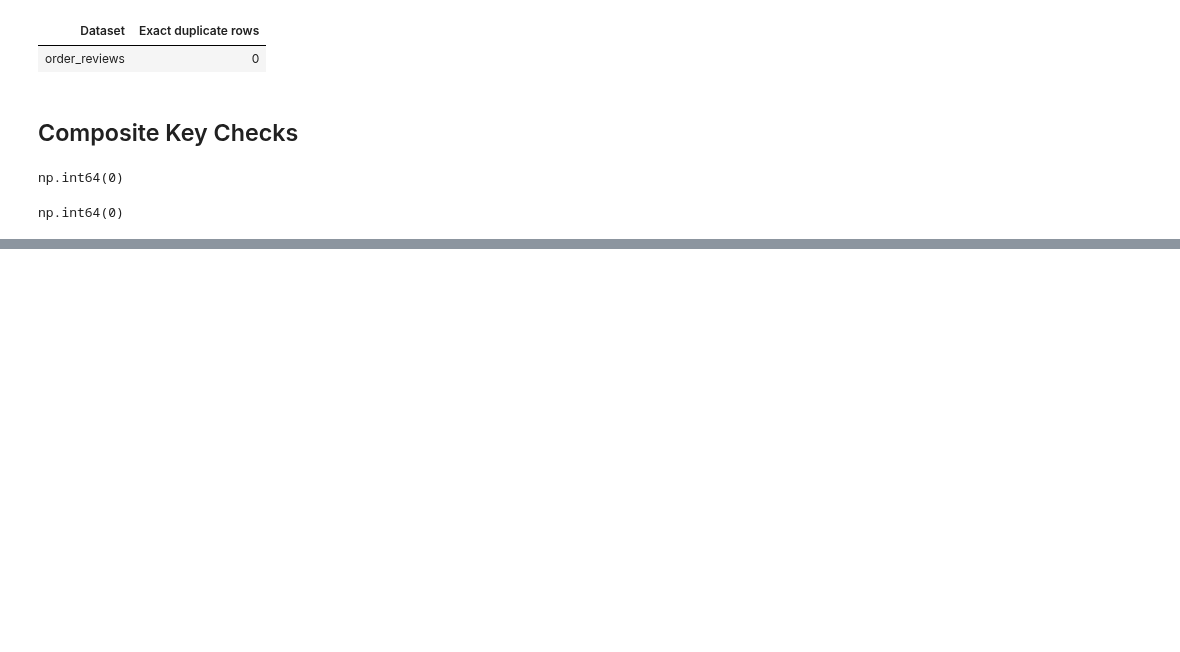
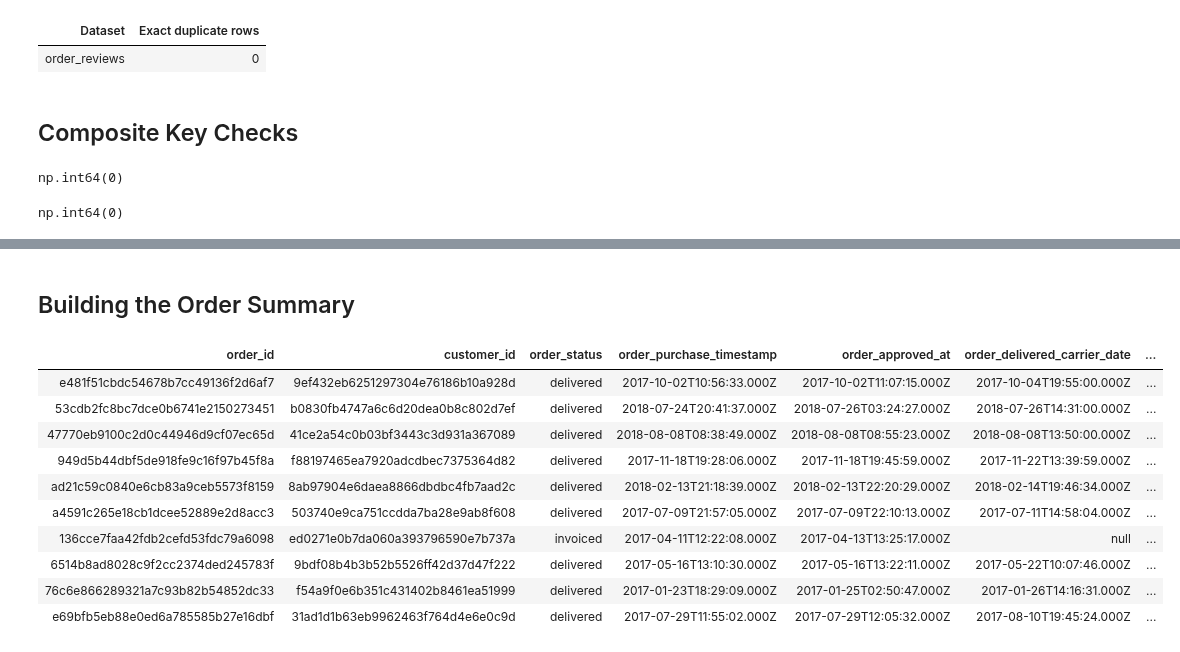
Before and after one commit to utsahpradhan/olist-marketplace-analytics, a Jupyter notebook: Olist_Analysis.ipynb, the cells around one changed output, grey strips where cells are left out. Saved outputs shown, nothing was run; the diff lists cells and outputs as text; code cells hidden in the pictures; blank space fills up the shorter version.

Commit message:
Add order analysis and validated item, payment, and review summaries

```diff
--- a/Olist_Analysis.ipynb
+++ b/Olist_Analysis.ipynb
@@ -850,0 +997,44 @@ np.int64(0)
+# %% [markdown]
+## Building the Order Summary
+# %%
+%sql
+CREATE OR REPLACE TEMP VIEW orders_with_items AS
+WITH order_items_summary AS (
+  SELECT
+    order_id,
+    ROUND(SUM(price), 2) AS Product_value,
+    ROUND(SUM(freight_value), 2) AS Freight_value,
+    COUNT(*) AS Item_count
+  FROM
+    order_items
+  GROUP BY
+    order_id
+)
+SELECT
+  o.*,
+  oi.Product_value,
+  oi.Freight_value,
+  oi.Item_count
+FROM
+  orders o
+    LEFT JOIN order_items_summary oi
+      ON o.order_id = oi.order_id;
+
+--Preview the orders and item summary.
+SELECT
+  *
+FROM
+  orders_with_items
+LIMIT 10;
+# %% [output]
+| order_id | customer_id | order_status | order_purchase_timestamp | order_approved_at | order_delivered_carrier_date | ... |
+| e481f51cbdc54678b7cc49136f2d6af7 | 9ef432eb6251297304e76186b10a928d | delivered | 2017-10-02T10:56:33.000Z | 2017-10-02T11:07:15.000Z | 2017-10-04T19:55:00.000Z | ... |
+| 53cdb2fc8bc7dce0b6741e2150273451 | b0830fb4747a6c6d20dea0b8c802d7ef | delivered | 2018-07-24T20:41:37.000Z | 2018-07-26T03:24:27.000Z | 2018-07-26T14:31:00.000Z | ... |
+| 47770eb9100c2d0c44946d9cf07ec65d | 41ce2a54c0b03bf3443c3d931a367089 | delivered | 2018-08-08T08:38:49.000Z | 2018-08-08T08:55:23.000Z | 2018-08-08T13:50:00.000Z | ... |
+| 949d5b44dbf5de918fe9c16f97b45f8a | f88197465ea7920adcdbec7375364d82 | delivered | 2017-11-18T19:28:06.000Z | 2017-11-18T19:45:59.000Z | 2017-11-22T13:39:59.000Z | ... |
+| ad21c59c0840e6cb83a9ceb5573f8159 | 8ab97904e6daea8866dbdbc4fb7aad2c | delivered | 2018-02-13T21:18:39.000Z | 2018-02-13T22:20:29.000Z | 2018-02-14T19:46:34.000Z | ... |
+| a4591c265e18cb1dcee52889e2d8acc3 | 503740e9ca751ccdda7ba28e9ab8f608 | delivered | 2017-07-09T21:57:05.000Z | 2017-07-09T22:10:13.000Z | 2017-07-11T14:58:04.000Z | ... |
+| 136cce7faa42fdb2cefd53fdc79a6098 | ed0271e0b7da060a393796590e7b737a | invoiced | 2017-04-11T12:22:08.000Z | 2017-04-13T13:25:17.000Z | null | ... |
+| 6514b8ad8028c9f2cc2374ded245783f | 9bdf08b4b3b52b5526ff42d37d47f222 | delivered | 2017-05-16T13:10:30.000Z | 2017-05-16T13:22:11.000Z | 2017-05-22T10:07:46.000Z | ... |
+| 76c6e866289321a7c93b82b54852dc33 | f54a9f0e6b351c431402b8461ea51999 | delivered | 2017-01-23T18:29:09.000Z | 2017-01-25T02:50:47.000Z | 2017-01-26T14:16:31.000Z | ... |
+| e69bfb5eb88e0ed6a785585b27e16dbf | 31ad1d1b63eb9962463f764d4e6e0c9d | delivered | 2017-07-29T11:55:02.000Z | 2017-07-29T12:05:32.000Z | 2017-08-10T19:45:24.000Z | ... |
```
Also changed, not shown: parts of 42 cells of this notebook.
